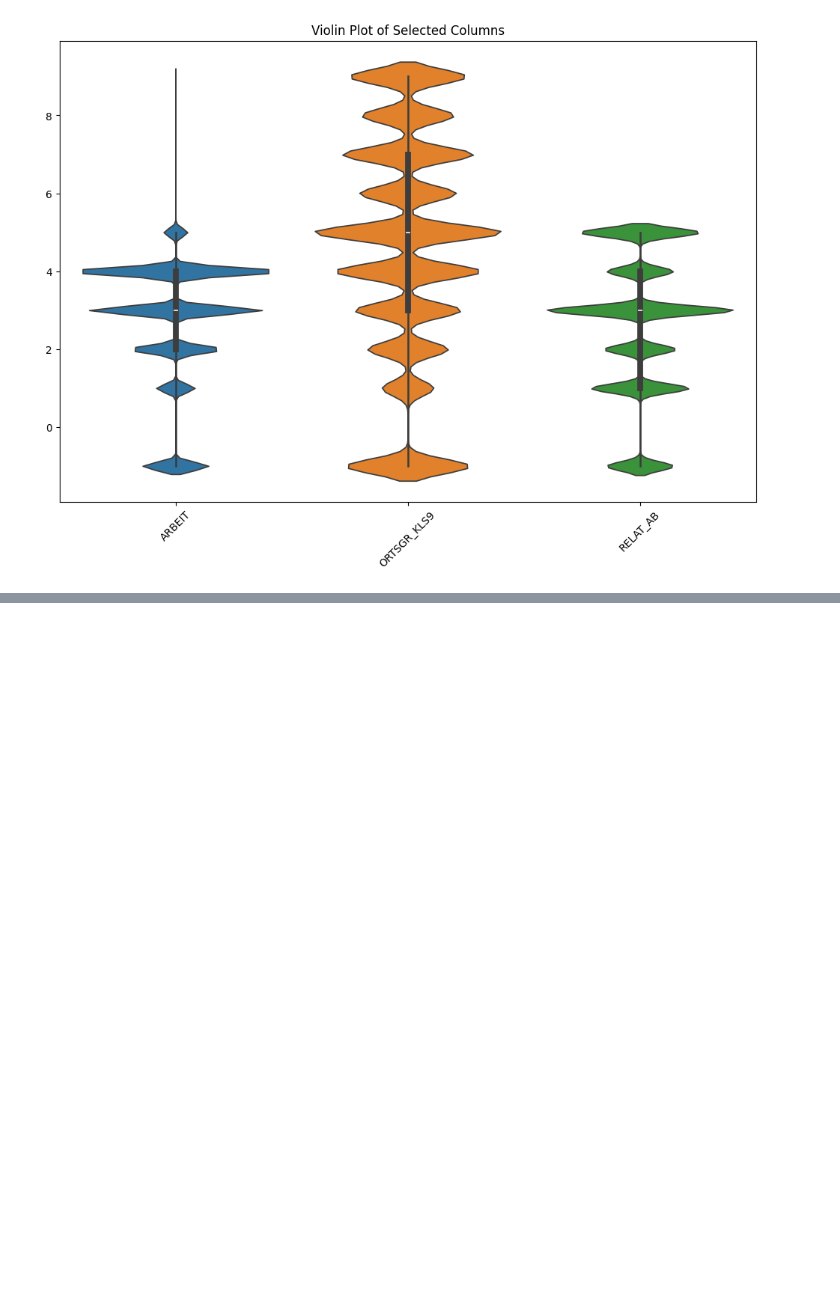
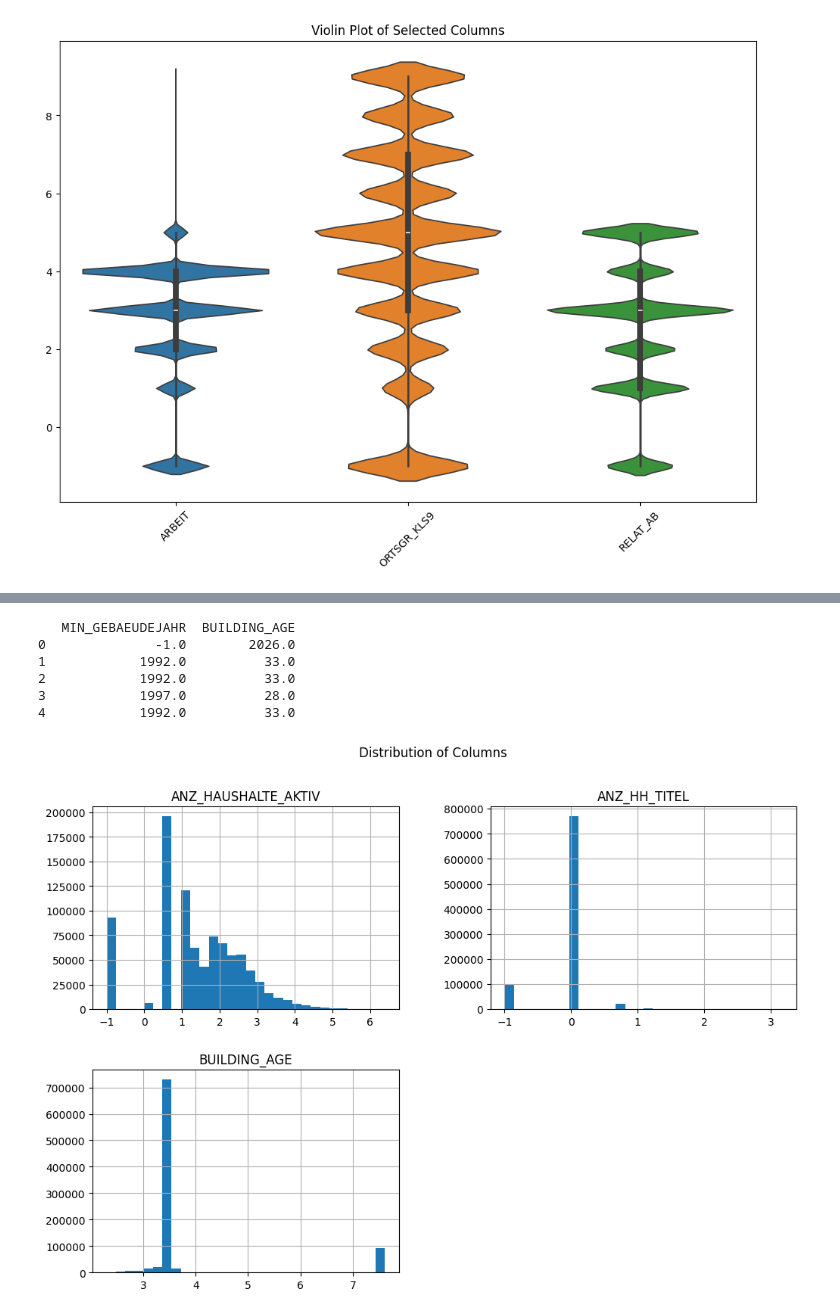
Before and after one commit to jcrotich/segmentation, a Jupyter notebook: SegmenationH.ipynb, the cells around one changed output, grey strips where cells are left out. Cells and saved outputs as stored; diff of their text form; code cells hidden in the pictures; blank space fills up the shorter version.

```diff
--- a/SegmenationH.ipynb
+++ b/SegmenationH.ipynb
@@ -871,0 +948,13 @@ plt.show()
+# %%
+# How long the buidling has been there- MIN_GEBAEUDEJAHR
+current_year = pd.Timestamp.now().year
+azdias_data['BUILDING_AGE'] = current_year - azdias_data['MIN_GEBAEUDEJAHR']
+# %%
+print(azdias_data[['MIN_GEBAEUDEJAHR', 'BUILDING_AGE']].head())
+# %% [output]
+   MIN_GEBAEUDEJAHR  BUILDING_AGE
+0              -1.0        2026.0
+1            1992.0          33.0
+2            1992.0          33.0
+3            1997.0          28.0
+4            1992.0          33.0
@@ -871,0 +965,23 @@ plt.show()
+# %%
+import numpy as np
+
+# Columns to transform
+columns_to_transform = ['ANZ_HAUSHALTE_AKTIV', 'ANZ_HH_TITEL', 'BUILDING_AGE']
+
+# Handle special values (-1) by temporarily replacing them with NaN
+azdias_data[columns_to_transform] = azdias_data[columns_to_transform].replace(-1, np.nan)
+
+# Apply log(1 + x) transformation to handle zeros
+azdias_data[columns_to_transform] = azdias_data[columns_to_transform].apply(lambda x: np.log1p(x))
+
+# After transformation, restore the special values (-1)
+azdias_data[columns_to_transform] = azdias_data[columns_to_transform].fillna(-1)
+# %%
+# Plot histograms for the numerical columns
+azdias_data[['ANZ_HAUSHALTE_AKTIV', 'ANZ_HH_TITEL', 'BUILDING_AGE']].hist(bins=30, figsize=(12, 8))# Specifies the number of bins (intervals) to group the data.can be adjust to fit the spread of your data and Specifies the size of the figure.
+
+# Add labels and title
+plt.suptitle('Distribution of Columns')
+plt.show()
+# %% [output]
+[figure, added]
```
Also changed, not shown: parts of 12 cells of this notebook.
